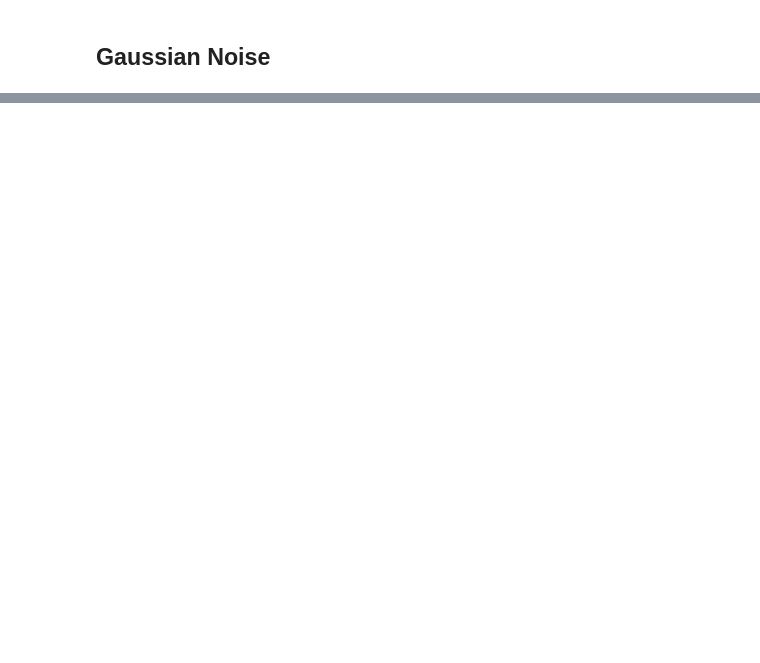
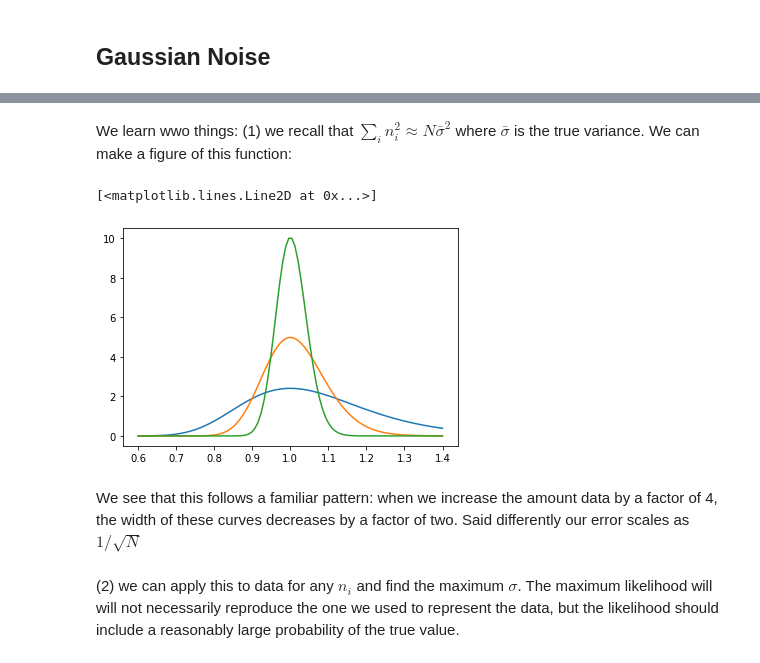
Before and after one commit to drgreen/COGS18_22, a Jupyter notebook: Topic 6a Bayes' Theorem and Error bars.ipynb, the cells around one changed output, grey strips where cells are left out. Cells and saved outputs as stored; diff of their text form; code cells hidden in the pictures; blank space fills up the shorter version.

```diff
--- a/Topic 6a Bayes' Theorem and Error bars.ipynb
+++ b/Topic 6a Bayes' Theorem and Error bars.ipynb
@@ -106,0 +114,2 @@ The noise is drawn from a Gaussian distribution with a standard deviation $\sigm
+# %% [markdown]
+We learn wwo things: (1) we recall that $\sum_i n_i^2 \approx N \bar \sigma^2$ where $\bar \sigma$ is the true variance.  We can make a figure of this function:
@@ -106,0 +118,15 @@ The noise is drawn from a Gaussian distribution with a standard deviation $\sigm
+# %%
+s=np.linspace(0.6,1.4,100)
+def chiout(s,N,s0=1):
+    const=integrate.quad(lambda x:np.exp(-N*s0**2/(2*x**2))/(np.sqrt(2*np.pi*x**2)**(N)),0.2,2,limit=10000)
+    return np.exp(-N*s0**2/(2*s**2))/(np.sqrt(2*np.pi*s**2)**(N))/const[0]
+plt.plot(s,chiout(s,20))
+plt.plot(s,chiout(s,80))
+plt.plot(s,chiout(s,320))
+# %% [output]
+[<matplotlib.lines.Line2D at 0x...>]
+[figure, added]
+# %% [markdown]
+We see that this follows a familiar pattern: when we increase the amount data by a factor of 4, the width of these curves decreases by a factor of two.  Said differently our error scales as $1/\sqrt{N}$
+# %% [markdown]
+(2) we can apply this to data for any $n_i$ and find the maximum $\sigma$. The maximum likelihood will will not necessarily reproduce the one we used to represent the data, but the likelihood should include a reasonably large probability of the true value.
```
Also changed, not shown: parts of 18 cells of this notebook.
